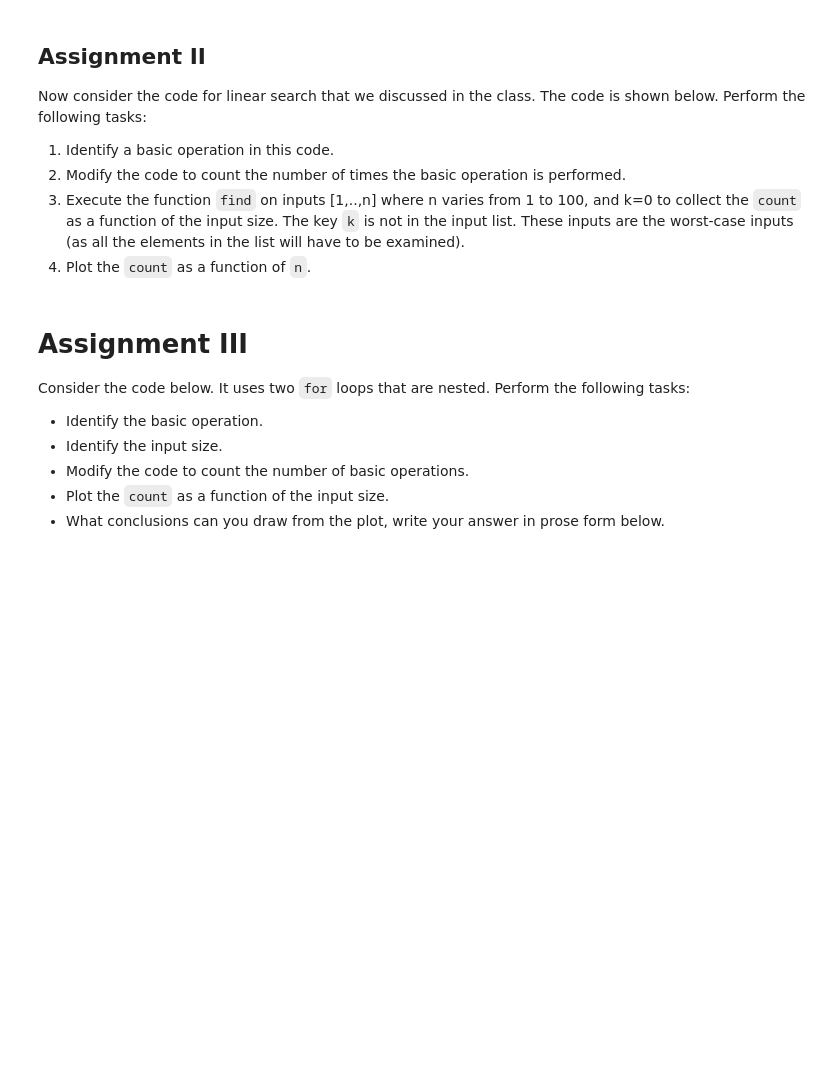
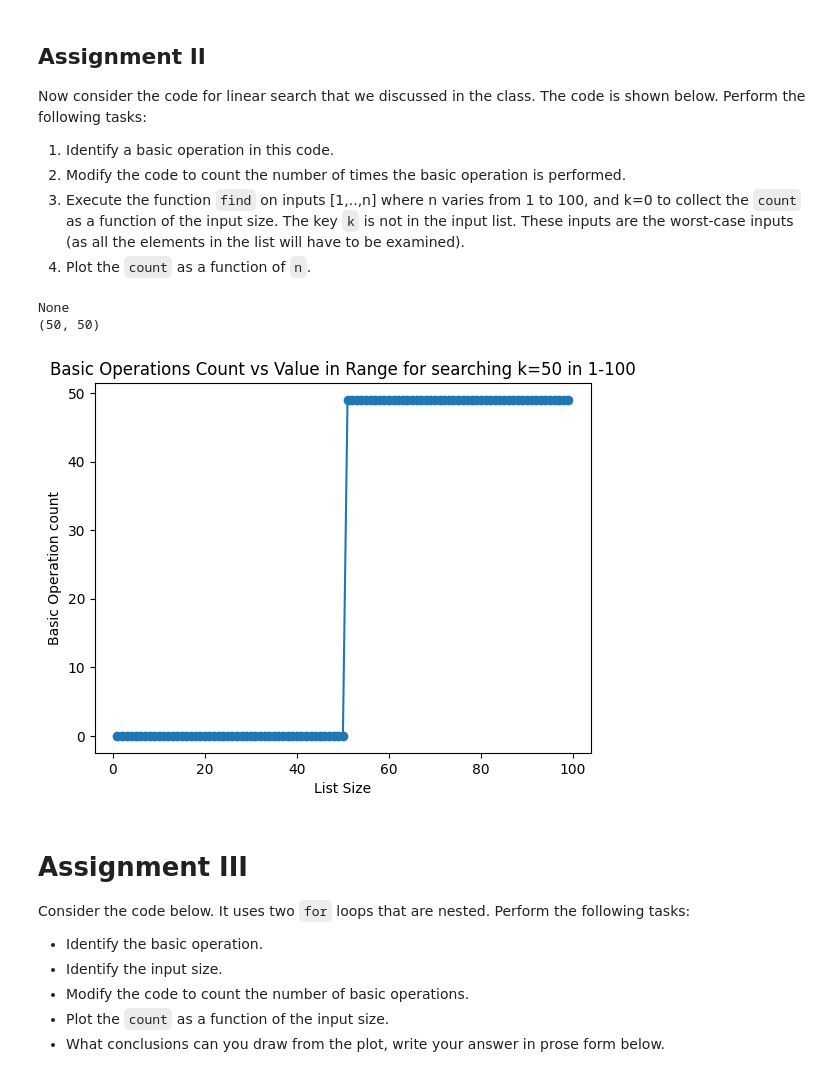
Before and after one commit to Ericson0372/CPSC-1820-Tutorial-ipynb, a Jupyter notebook: Fall_2024_CPSC_1820_Tutorial_07.ipynb, the cells around one changed output. Cells and saved outputs as stored; diff of their text form; code cells hidden in the pictures; blank space fills up the shorter version.

```diff
--- a/Fall_2024_CPSC_1820_Tutorial_07.ipynb
+++ b/Fall_2024_CPSC_1820_Tutorial_07.ipynb
@@ -72,9 +99,15 @@ Now consider the code for linear search that we discussed in the class. The code
 # update count in the "right" place
 
 def find(a, k):
-    for i in range(0,len(a)):
+    count = 0
+    for i in range(1,len(a)):
+      count += 1
       if (a[i] == k):
-        return
+        return (i, count)
     return None  #if not found return None
 
 print(find(range(0,100), -9))
+print(find(range(0,100), 50))
+# %% [output]
+None
+(50, 50)
@@ -84,3 +114,23 @@ print(find(range(0,100), -9))
+# %%
+# use the code from above (modify it) to collect the statistics from function find
+# and plot the count, for the loop the range should be range(1,100), for find range is range(1,n)
+#plotval = [find(list(range(1,100)),50)[1] for x in range(1,100) if find(list(range(1,100)), 50) is not None]
+k = 50
+n_range = range(1,100)
+counts = [] # this will act as the x axis in the plot
+for n in n_range:
+    result = find(range(1,n),k)
+    if result is not None:
+        counts.append(result[1])
+    else:
+        counts.append(0)
+LetsPlot.plot(n_range, counts, marker='o', linestyle='-')
+LetsPlot.xlabel('List Size')
+LetsPlot.ylabel('Basic Operation count')
+LetsPlot.title('Basic Operations Count vs Value in Range for searching k=50 in 1-100')
+LetsPlot.show()
+# %% [output]
+[figure, added]
 # %% [markdown]
 # Assignment III
 
```
Also changed, not shown: parts of 7 cells of this notebook, 3 other files.
